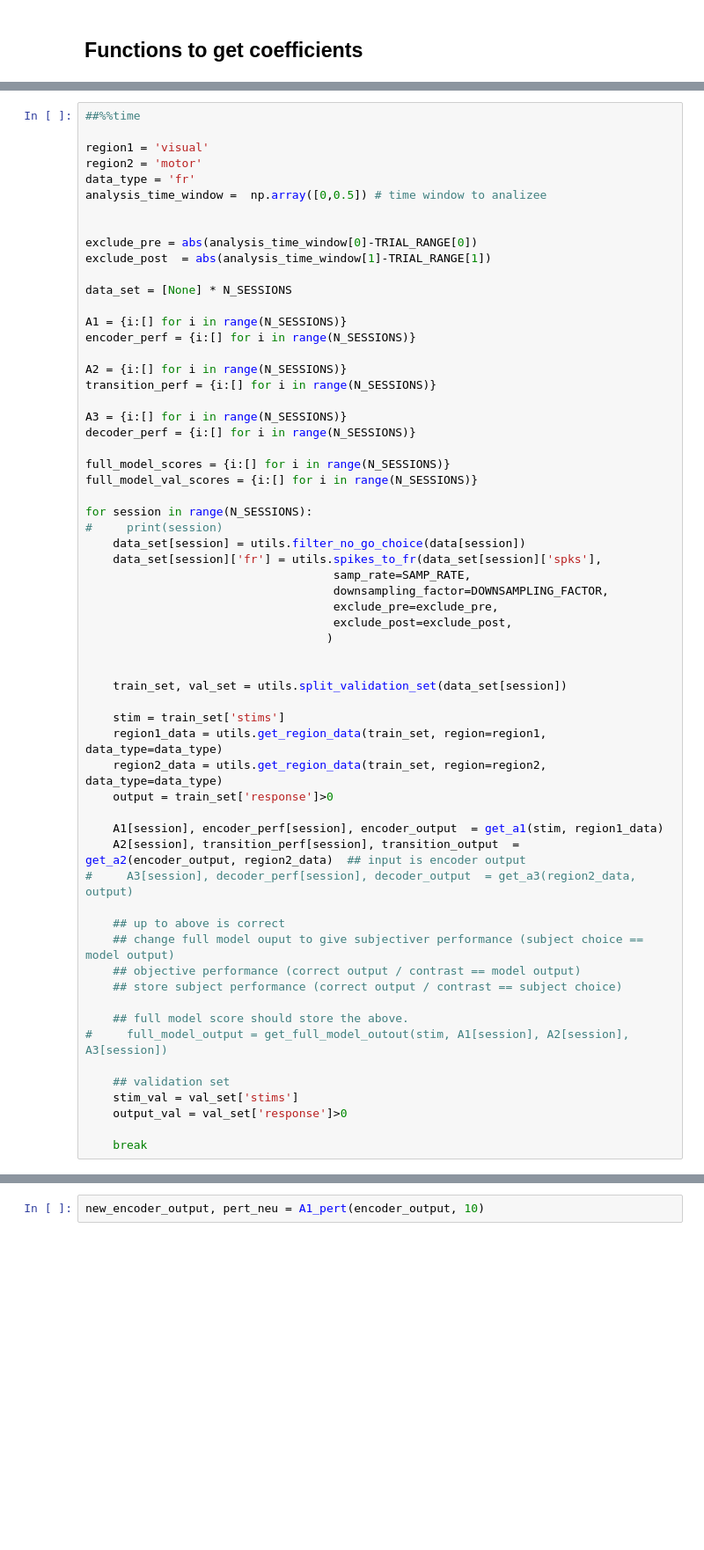
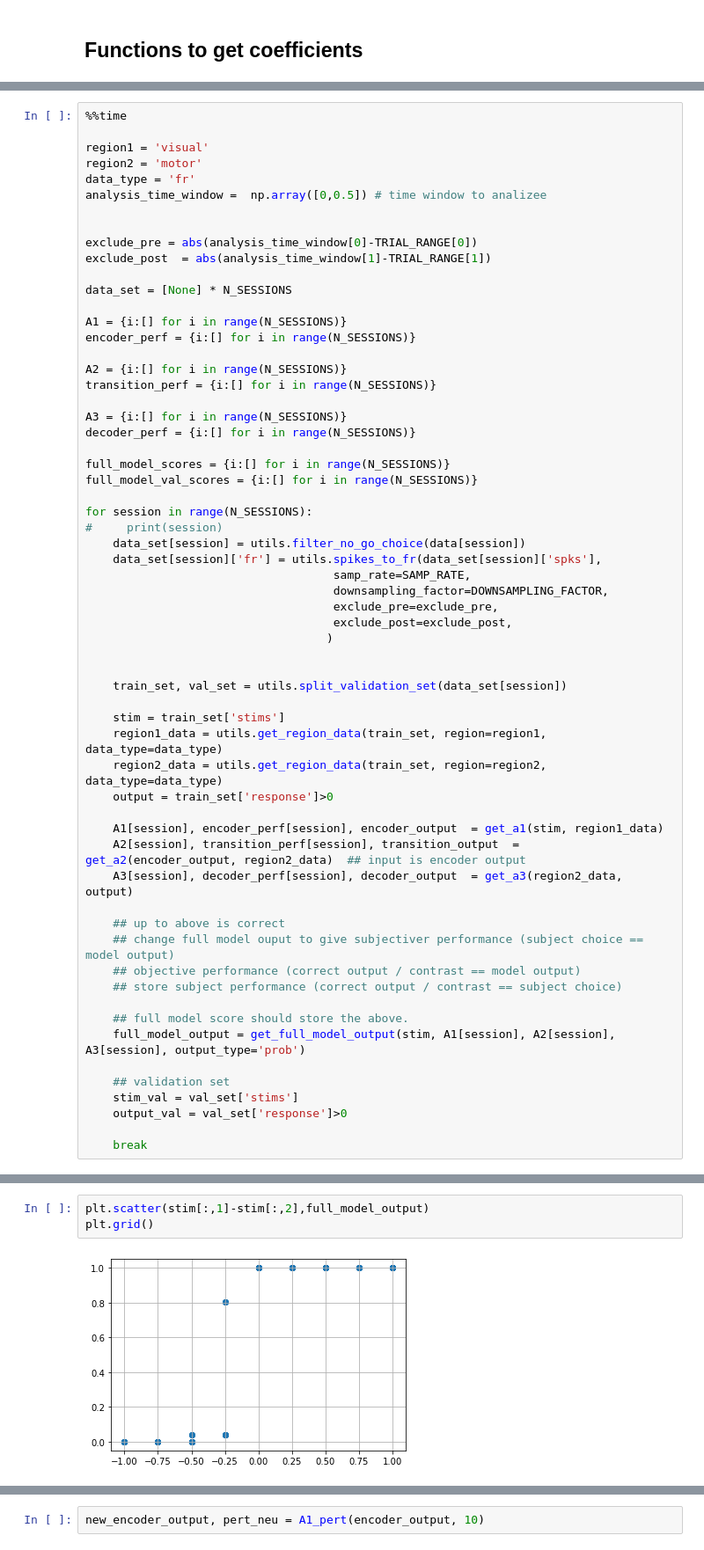
Before and after one commit to mgonzal1/wombats-malos, a Jupyter notebook: notebooks/multi_sessions.ipynb, the cells around one changed output, grey strips where cells are left out. Shown at 88% size. Drawn from its saved outputs; the diff is of its cells as text; blank space fills up the shorter version.

```diff
--- a/notebooks/multi_sessions.ipynb
+++ b/notebooks/multi_sessions.ipynb
@@ -225,7 +223,7 @@ def regression_performance_by_neuron(data, data_hat, xval_perf):
 # (1) against animal choice
 # (2) against correct choice
 # %%
-##%%time
+%%time
 
 region1 = 'visual'
 region2 = 'motor'
@@ -270,7 +268,7 @@ for session in range(N_SESSIONS):
 
     A1[session], encoder_perf[session], encoder_output  = get_a1(stim, region1_data)
     A2[session], transition_perf[session], transition_output  = get_a2(encoder_output, region2_data)  ## input is encoder output
-#     A3[session], decoder_perf[session], decoder_output  = get_a3(region2_data, output)
+    A3[session], decoder_perf[session], decoder_output  = get_a3(region2_data, output)
 
     ## up to above is correct
     ## change full model ouput to give subjectiver performance (subject choice == model output)
@@ -278,7 +276,7 @@ for session in range(N_SESSIONS):
     ## store subject performance (correct output / contrast == subject choice)
 
     ## full model score should store the above.
-#     full_model_output = get_full_model_outout(stim, A1[session], A2[session], A3[session])
+    full_model_output = get_full_model_output(stim, A1[session], A2[session], A3[session], output_type='prob')
 
     ## validation set
     stim_val = val_set['stims']
@@ -297,0 +289,5 @@ def A1_pert(encoder_output, n_pert):
+# %%
+plt.scatter(stim[:,1]-stim[:,2],full_model_output)
+plt.grid()
+# %% [output]
+[figure, added]
```
Also changed, not shown: parts of 8 cells of this notebook.
